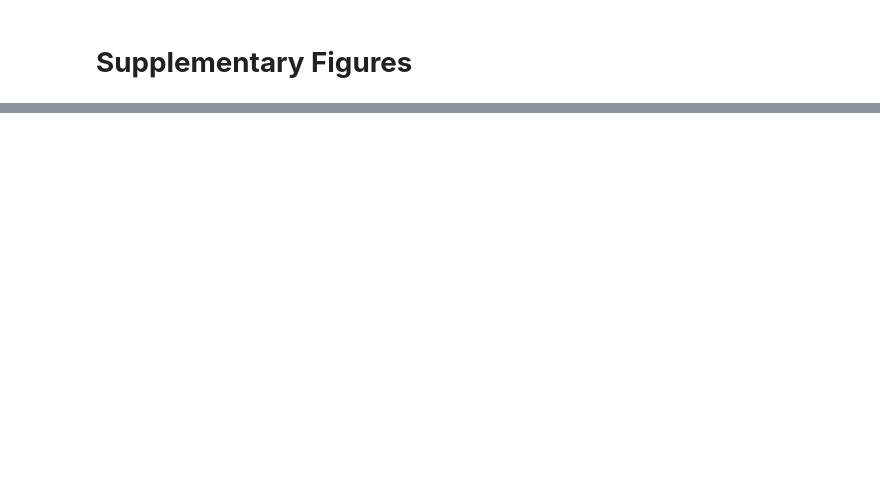
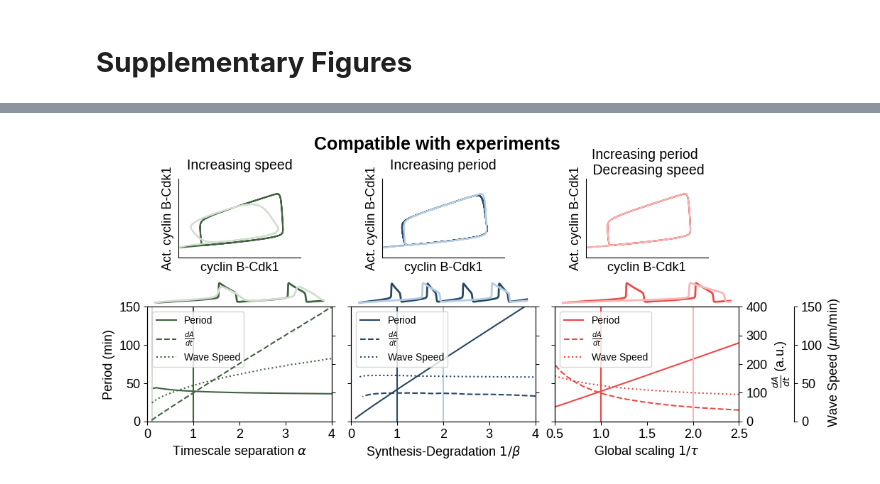
Before and after one commit to DanielRuizReynes/mitotic_waves, a Jupyter notebook: main/figures.ipynb, the cells around one changed output, grey strips where cells are left out. Cells and saved outputs as stored; diff of their text form; code cells hidden in the pictures; blank space fills up the shorter version.

```diff
--- a/main/figures.ipynb
+++ b/main/figures.ipynb
@@ -2664,38 +2806,40 @@ plot_timeseries_fig2(in_1, ax8,color = cols[2][0])
 
 
 
-folders = ['../sim/disp-rel/alpha_scan/param_speed_period.npy','../sim/alpha-period-amp.npy']
+folders = ['sim/disp-rel/alpha_scan/param_speed_period.npy','sim/alpha-period-amp.npy']
 plot_period_dadt_speed(ax3,folders,chi,
                            labelx = r'Timescale separation $\alpha$',
                            col = cols[0][2],yaxis=True,twinxaxis=False,xrange=[0,4])
 
-folders = ['../sim/disp-rel/beta_scan/param_speed_period.npy','../sim/beta-period-amp.npy']
+folders = ['sim/disp-rel/beta_scan/param_speed_period.npy','sim/beta-period-amp.npy']
 plot_period_dadt_speed(ax4,folders,chi,
                            labelx = r'Synthesis-Degradation $1/\beta$',
                            col = cols[1][2],yaxis=False,twinxaxis=False,xrange=[0,4],inverse_param=True)
 
-folders = ['../sim/disp-rel/tau_scan/param_speed_period.npy','../sim/tau-period-amp.npy']
+folders = ['sim/disp-rel/tau_scan/param_speed_period.npy','sim/tau-period-amp.npy']
 plot_period_dadt_speed(ax5,folders,chi,
                            labelx = r'Global scaling $1/\tau$',
                            col = cols[2][2],yaxis=False,twinxaxis=True,xrange=[0.5,2.5],inverse_param=True)
 ax3.axvline(.1,c=cols[0][0])
 ax3.axvline(1,c=cols[0][2])
 
 ax4.axvline(2,c=cols[1][0])
 ax4.axvline(1,c=cols[1][2])
 
 ax5.axvline(2,c=cols[2][0])
 ax5.axvline(1,c=cols[2][2])
 
 # ax0.text(20,110,'a',fontsize=14,color='black',weight='bold')
 ax1.text(58,110,'Compatible with experiments',fontsize=18,color='black',weight='bold',horizontalalignment='center')
 ax0.text(60,90,'Increasing speed',fontsize=14,color='black',horizontalalignment='center')
 ax1.text(60,90,'Increasing period',fontsize=14,color='black',horizontalalignment='center')
 ax2.text(60,85,'Increasing period \n Decreasing speed',fontsize=14,color='black',horizontalalignment='center')
 
 # plt.savefig(os.environ['HOME']+'/Documents/cc/data-yang/prolit/figs/panels_owen/mitotic_figs3-v1.pdf',bbox_inches='tight',dpi=300)
 
 plt.show()
+# %% [output]
+[figure, added]
 # %%
 size = 4.5
 fig = plt.figure(figsize=(1.7*size,size),constrained_layout=True)
```
Also changed, not shown: parts of 33 cells of this notebook.
